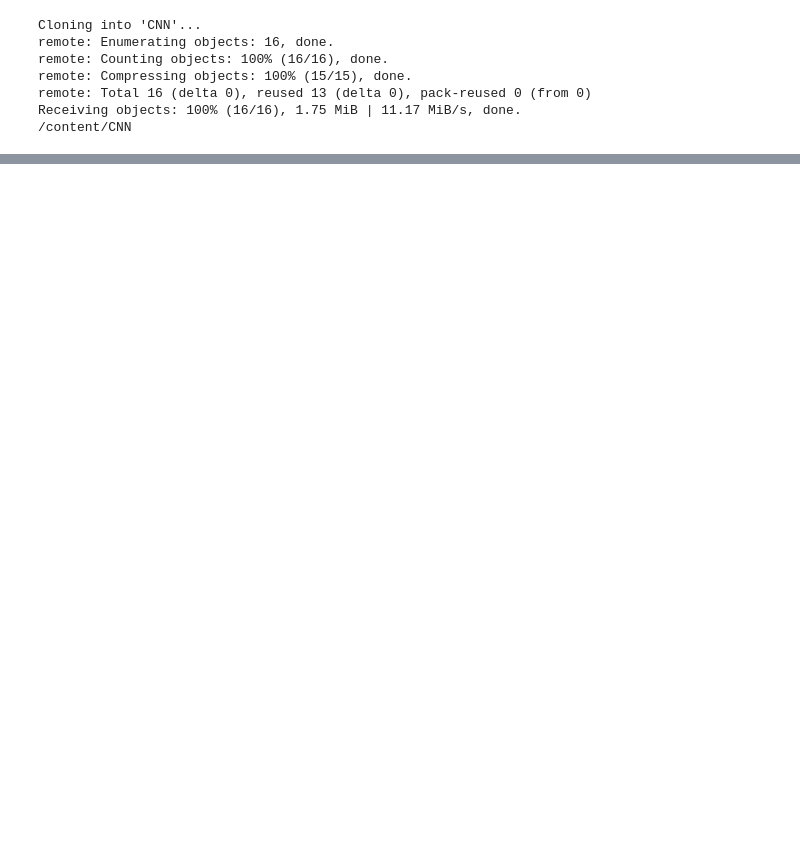
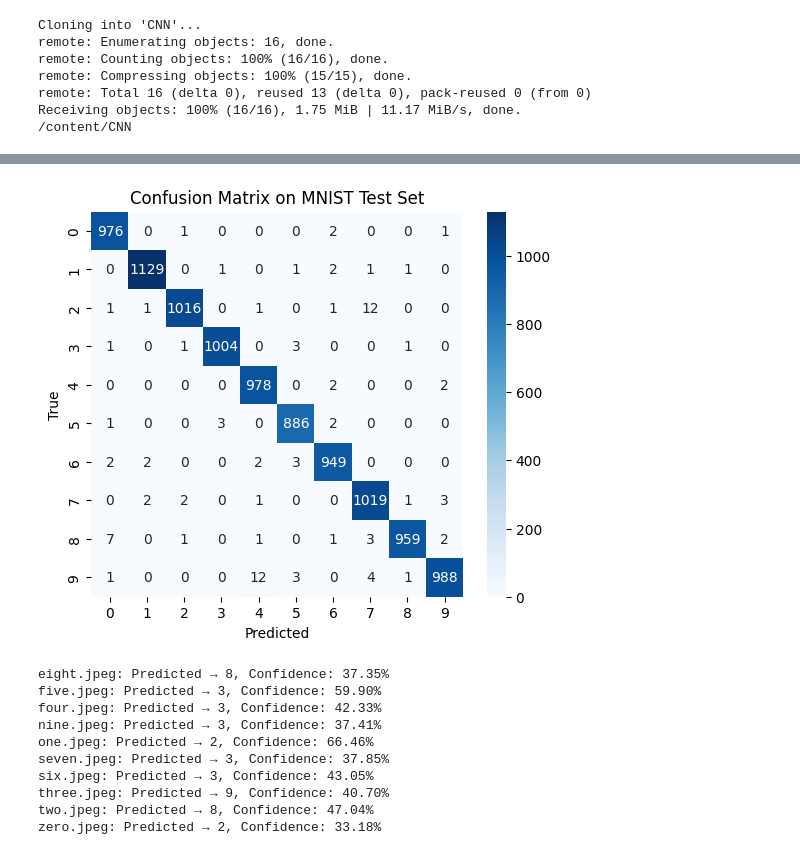
Before and after one commit to LatenT-BeacOn/CNN, a Jupyter notebook: Untitled7.ipynb, the cells around one changed output, grey strips where cells are left out. Saved outputs shown, nothing was run; the diff lists cells and outputs as text; code cells hidden in the pictures; blank space fills up the shorter version.

```diff
--- a/Untitled7.ipynb
+++ b/Untitled7.ipynb
@@ -23,0 +51,19 @@ import torch.optim as optim
+# %%
+# STEP 6: Define CNN Model
+
+class CNN(nn.Module):
+    def init(self):
+        super(CNN, self).init()
+        self.conv1 = nn.Conv2d(1, 32, kernel_size=3, padding=1)
+        self.conv2 = nn.Conv2d(32, 64, kernel_size=3, padding=1)
+        self.pool = nn.MaxPool2d(2,2)
+        self.fc1 = nn.Linear(64*7*7, 128)
+        self.fc2 = nn.Linear(128, 10)
+
+    def forward(self, x):
+        x = self.pool(F.relu(self.conv1(x)))
+        x = self.pool(F.relu(self.conv2(x)))
+        x = x.view(-1, 64*7*7)
+        x = F.relu(self.fc1(x))
+        x = self.fc2(x)
+        return x
@@ -23,0 +116,49 @@ import torch.optim as optim
+# %%
+from sklearn.metrics import confusion_matrix
+import seaborn as sns
+import matplotlib.pyplot as plt
+
+model.eval()
+y_true, y_pred = [], []
+
+with torch.no_grad():
+    for images, labels in test_loader:
+        images, labels = images.to(device), labels.to(device)
+        outputs = model(images)
+        _, predicted = torch.max(outputs, 1)
+        y_true.extend(labels.cpu().numpy())
+        y_pred.extend(predicted.cpu().numpy())
+
+# Confusion Matrix
+cm = confusion_matrix(y_true, y_pred)
+
+plt.figure(figsize=(6,5))
+sns.heatmap(cm, annot=True, fmt='d', cmap='Blues')
+plt.title("Confusion Matrix on MNIST Test Set")
+plt.xlabel("Predicted")
+plt.ylabel("True")
+plt.show()
+
+
+
+
+model.eval()
+for img_tensor, img_name in custom_images:
+    img_tensor = img_tensor.to(device)
+    with torch.no_grad():
+        output = model(img_tensor)
+        prob = F.softmax(output, dim=1)
+        conf, pred = torch.max(prob, 1)
+        print(f"{img_name}: Predicted → {custom_labels[pred.item()]}, Confidence: {conf.item()*100:.2f}%")
+# %% [output]
+[figure, added]
+eight.jpeg: Predicted → 8, Confidence: 37.35%
+five.jpeg: Predicted → 3, Confidence: 59.90%
+four.jpeg: Predicted → 3, Confidence: 42.33%
+nine.jpeg: Predicted → 3, Confidence: 37.41%
+one.jpeg: Predicted → 2, Confidence: 66.46%
+seven.jpeg: Predicted → 3, Confidence: 37.85%
+six.jpeg: Predicted → 3, Confidence: 43.05%
+three.jpeg: Predicted → 9, Confidence: 40.70%
+two.jpeg: Predicted → 8, Confidence: 47.04%
+zero.jpeg: Predicted → 2, Confidence: 33.18%
```
Also changed, not shown: parts of 7 cells of this notebook.
